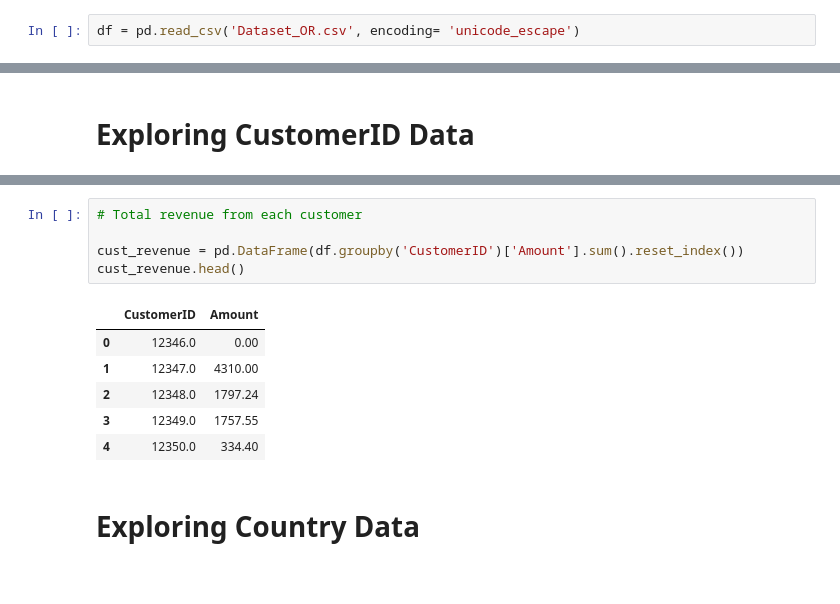
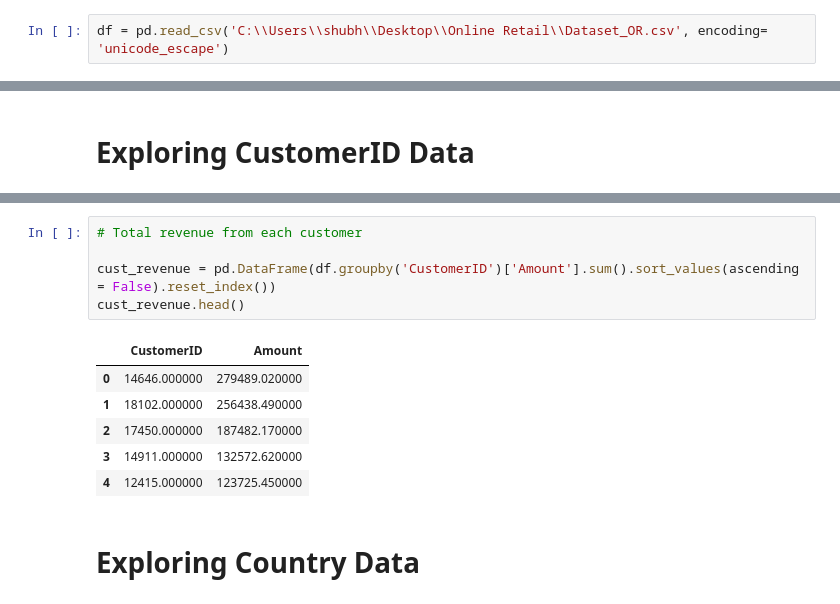
Before and after one commit to 1shubhampoddar/mars, a Jupyter notebook: Exploratory Data Analysis (EDA).ipynb, the cells around one changed output, grey strips where cells are left out. Saved outputs shown, nothing was run; the diff lists cells and outputs as text.

```diff
--- a/Exploratory Data Analysis (EDA).ipynb
+++ b/Exploratory Data Analysis (EDA).ipynb
@@ -5,7 +5,7 @@ import matplotlib.pyplot as plt
 %matplotlib inline
 import seaborn as sns
 # %%
-df = pd.read_csv('Dataset_OR.csv', encoding= 'unicode_escape')
+df = pd.read_csv('C:\\Users\\shubh\\Desktop\\Online Retail\\Dataset_OR.csv', encoding= 'unicode_escape')
 # %%
 df.shape
 # %% [output]
@@ -251,15 +263,15 @@ cust_order.head()
 # %%
 # Total revenue from each customer
 
-cust_revenue = pd.DataFrame(df.groupby('CustomerID')['Amount'].sum().reset_index())
+cust_revenue = pd.DataFrame(df.groupby('CustomerID')['Amount'].sum().sort_values(ascending = False).reset_index())
 cust_revenue.head()
 # %% [output]
 |  | CustomerID | Amount |
-| 0 | 12346.0 | 0.00 |
-| 1 | 12347.0 | 4310.00 |
-| 2 | 12348.0 | 1797.24 |
-| 3 | 12349.0 | 1757.55 |
-| 4 | 12350.0 | 334.40 |
+| 0 | 14646.000000 | 279489.020000 |
+| 1 | 18102.000000 | 256438.490000 |
+| 2 | 17450.000000 | 187482.170000 |
+| 3 | 14911.000000 | 132572.620000 |
+| 4 | 12415.000000 | 123725.450000 |
 # %% [markdown]
 # Exploring Country Data
 # %%
```
Also changed, not shown: parts of 28 cells of this notebook.
